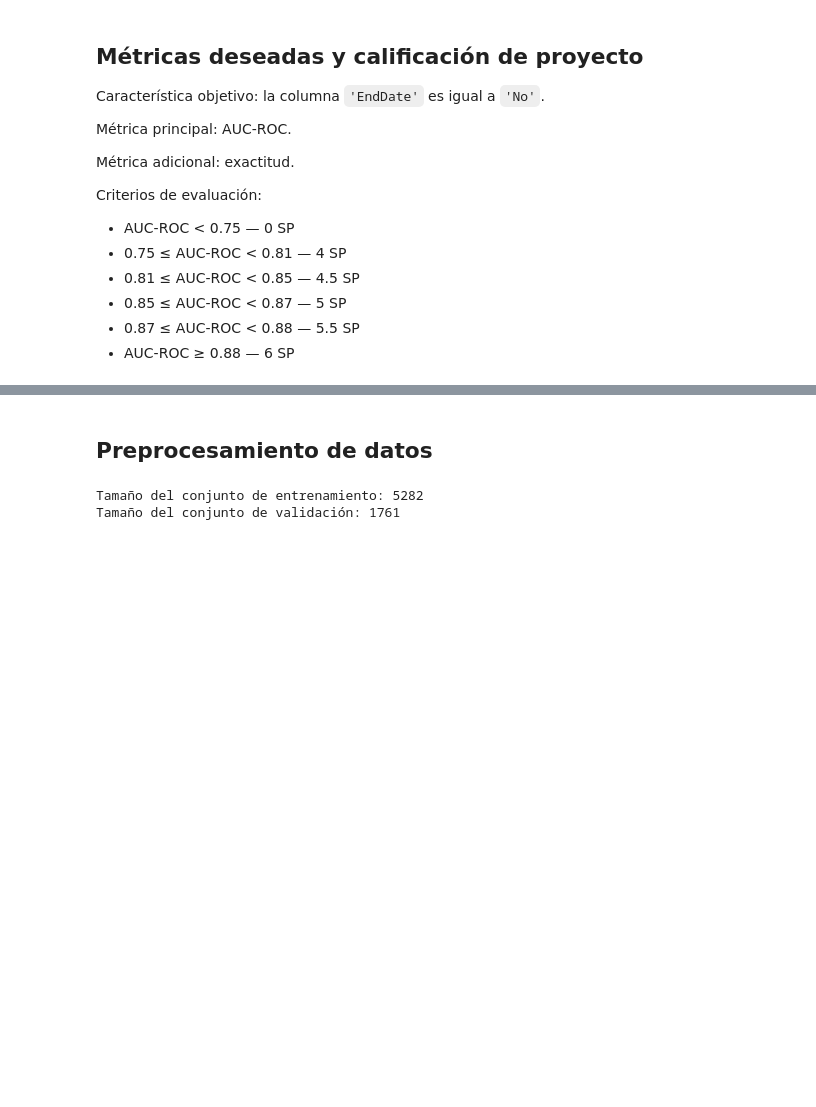
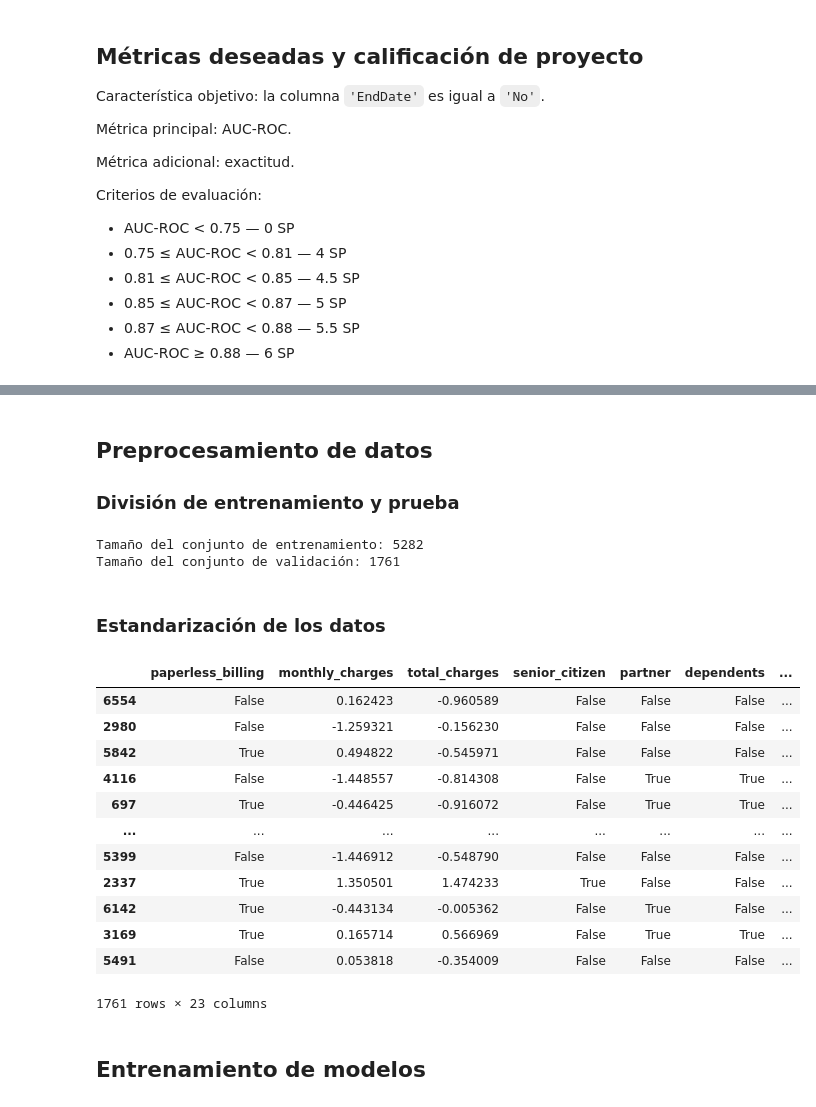
Before and after one commit to Nozam0/project_interconnect, a Jupyter notebook: notebook/final_project_interconnect.ipynb, the cells around one changed output, grey strips where cells are left out. Cells and saved outputs as stored; diff of their text form; code cells hidden in the pictures; blank space fills up the shorter version.

Commit message:
reorganización de datos

```diff
--- a/notebook/final_project_interconnect.ipynb
+++ b/notebook/final_project_interconnect.ipynb
@@ -1046,18 +1024,63 @@ Click to view session information
 Click to view modules imported as dependencies
 PIL 9.3.0 anyio NA arrow 1.2.3 asttokens NA attr 23.1.0 babel 2.12.1 backcall 0.2.0 certifi 2023.05.07 cffi 1.15.1 charset_normalizer 3.1.0 colorama 0.4.6 comm 0.1.3 cycler 0.10.0 cython_runtime NA da ...
 ----- IPython 8.14.0 jupyter_client 8.3.0 jupyter_core 5.1.0 jupyterlab 4.0.2 notebook 6.5.4 ----- Python 3.10.11 (tags/v3.10.11:7d4cc5a, Apr 5 2023, 00:38:17) [MSC v.1929 64 bit (AMD64)] Windows-10-1 ...
+# %% [markdown]
+## Preprocesamiento de datos
+
+### División de entrenamiento y prueba
+# %%
+## aplicar OrdinalEncoder
+# encoder = OrdinalEncoder()
+
+# all_data_encoder = all_data.drop(['customer_id','BeginDate'], axis=1)
+# all_data_encoder = pd.DataFrame(encoder.fit_transform(all_data_encoder), columns = all_data_encoder.columns)
+
+
+# ## división de los modelos de entrenamiento, validación y prueba
+# train, test = train_test_split(all_data_encoder, test_size=0.25, random_state=9999)
+
+## aplicar get_dummies()
+all_data_dummies = all_data.drop(['customer_id','BeginDate'], axis=1)
+all_data_dummies = pd.get_dummies(all_data_dummies)
+
+## división de los modelos de entrenamiento, validación y prueba
+train, test = train_test_split(all_data_dummies, test_size=0.25, random_state=9999)
+
+## mostrar el tamaño de cada segmento
+print("Tamaño del conjunto de entrenamiento:", len(train))
+print("Tamaño del conjunto de validación:", len(test))
+
+## crear el set de features y target para nuestros conjuntos de datos
+x_train = train.drop(['end_date'], axis=1)
+x_test = test.drop(['end_date'], axis=1)
+y_train = train['end_date']
+y_test = test['end_date']
+# %% [output]
+Tamaño del conjunto de entrenamiento: 5282
+Tamaño del conjunto de validación: 1761
 # %% [markdown]
-## Preprocesamiento de datos
+### Estandarización de los datos
-# %%
-## División de los modelos de entrenamiento, validación y prueba
-train, val = train_test_split(all_data, test_size=0.25, random_state=9999)
-
-# Mostrar el tamaño de cada segmento
-print("Tamaño del conjunto de entrenamiento:", len(train))
-print("Tamaño del conjunto de validación:", len(val))
-
-# crear el set de features y target para nuestros conjuntos de datos
-x_train = train.drop(['end_date','u')
-# %% [output]
-Tamaño del conjunto de entrenamiento: 5282
-Tamaño del conjunto de validación: 1761
+# %%
+## estandarizar las características que son variables continuas.
+to_std = ['monthly_charges', 'total_charges']
+scaler = StandardScaler()
+x_train[to_std] = scaler.fit_transform(x_train[to_std])
+x_test[to_std] = scaler.fit_transform(x_test[to_std])
+# %%
+x_test
+# %% [output]
+|  | paperless_billing | monthly_charges | total_charges | senior_citizen | partner | dependents | ... |
+| 6554 | False | 0.162423 | -0.960589 | False | False | False | ... |
+| 2980 | False | -1.259321 | -0.156230 | False | False | False | ... |
+| 5842 | True | 0.494822 | -0.545971 | False | False | False | ... |
+| 4116 | False | -1.448557 | -0.814308 | False | True | True | ... |
+| 697 | True | -0.446425 | -0.916072 | False | True | True | ... |
+| ... | ... | ... | ... | ... | ... | ... | ... |
+| 5399 | False | -1.446912 | -0.548790 | False | False | False | ... |
+| 2337 | True | 1.350501 | 1.474233 | True | False | False | ... |
+| 6142 | True | -0.443134 | -0.005362 | False | True | False | ... |
+| 3169 | True | 0.165714 | 0.566969 | False | True | True | ... |
+| 5491 | False | 0.053818 | -0.354009 | False | False | False | ... |
+1761 rows × 23 columns
+# %% [markdown]
+## Entrenamiento de modelos
```
Also changed, not shown: parts of 8 cells of this notebook, 1 other file.
